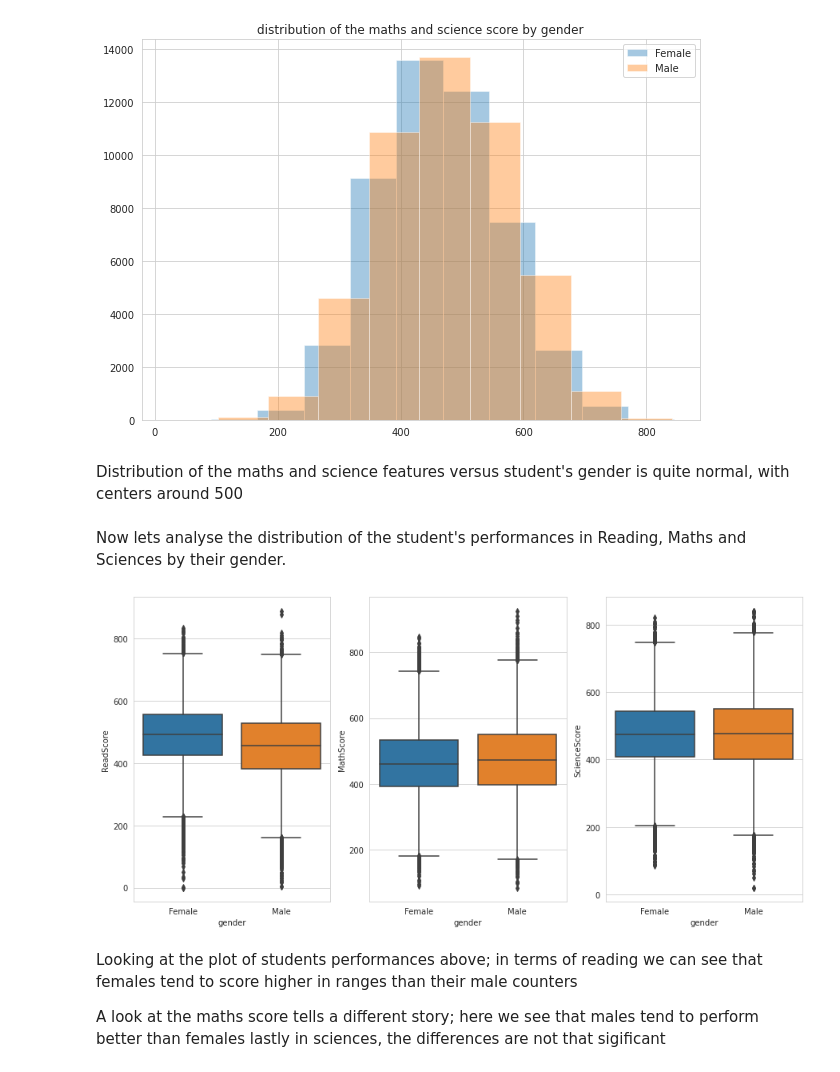
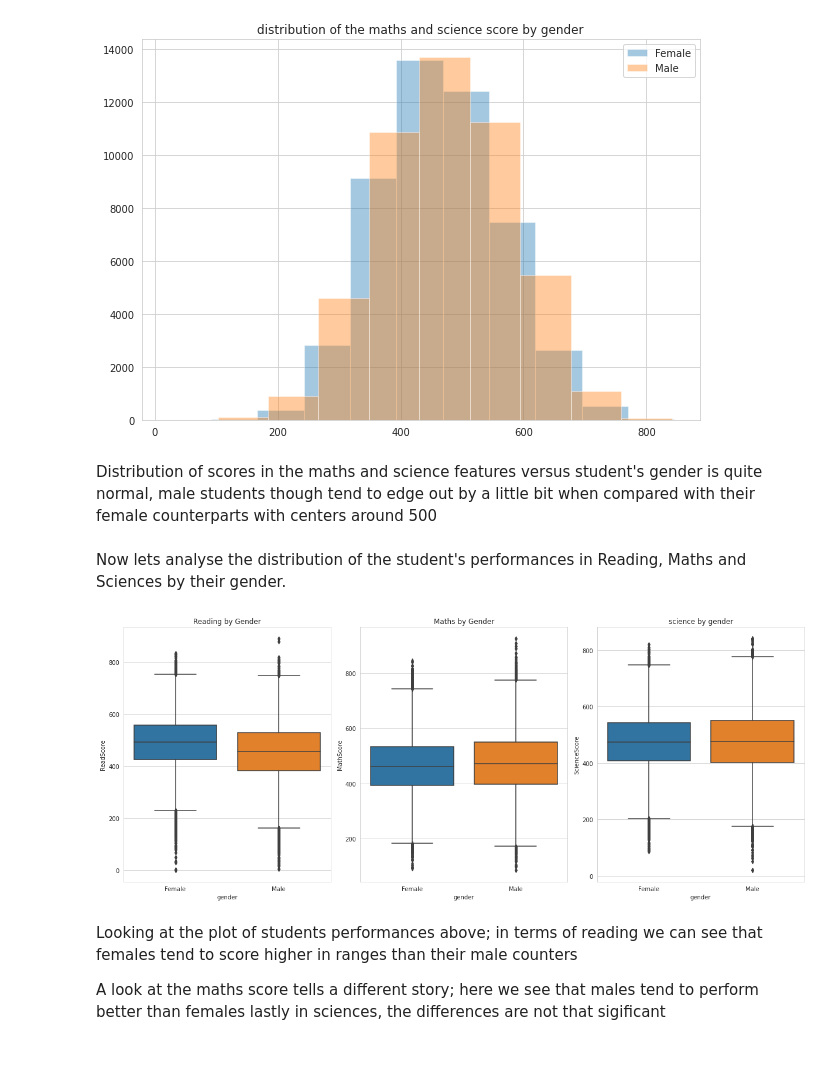
Before and after one commit to mandeebot/Pisa-Data-Analysis, a Jupyter notebook: main_pissa_data_analysis.ipynb, the cells around one changed output. Drawn from its saved outputs; the diff is of its cells as text; code cells hidden in the pictures.

```diff
--- a/main_pissa_data_analysis.ipynb
+++ b/main_pissa_data_analysis.ipynb
@@ -382,24 +343,24 @@ plt.legend();
 # %% [output]
 [figure]
 # %% [markdown]
-Distribution of the maths and science features versus student's gender is quite normal, with centers around 500
+Distribution of scores in the maths and science features versus student's gender is quite normal, male students though tend to edge out by a little bit when compared with their female counterparts with centers around 500
 # %% [markdown]
 Now lets analyse the distribution of the student's performances in Reading, Maths and Sciences by their gender.
 # %%
-# graph the distribution of math performance according to gender
-
-plt.figure(figsize=(15,7))
-plt.subplot(131)
+# graph the distribution of academic performance according to gender
+fig = plt.figure(figsize=(17,7))
+ax1 = fig.add_subplot(131)
 sb.boxplot(data=data, y='ReadScore', x='gender')
-plt.subplot(132)
+ax1.title.set_text('Reading by Gender')
+ax2 = fig.add_subplot(132)
+ax2.title.set_text('Maths by Gender')
 sb.boxplot(data=data, y='MathScore', x='gender')
-plt.subplot(133)
+ax3 = fig.add_subplot(133)
 sb.boxplot(data=data, y='ScienceScore', x='gender')
-
-fig.tight_layout()
-plt.savefig('perfomance.png')
+ax3.title.set_text('science by gender')
+plt.tight_layout()
 # %% [output]
-[figure, old version]
+[figure, new version]
 # %% [markdown]
 Looking at the plot of students performances above; in terms of reading we can see that females tend to score higher in ranges than their male counters
 
```
Also changed, not shown: parts of 24 cells of this notebook.
